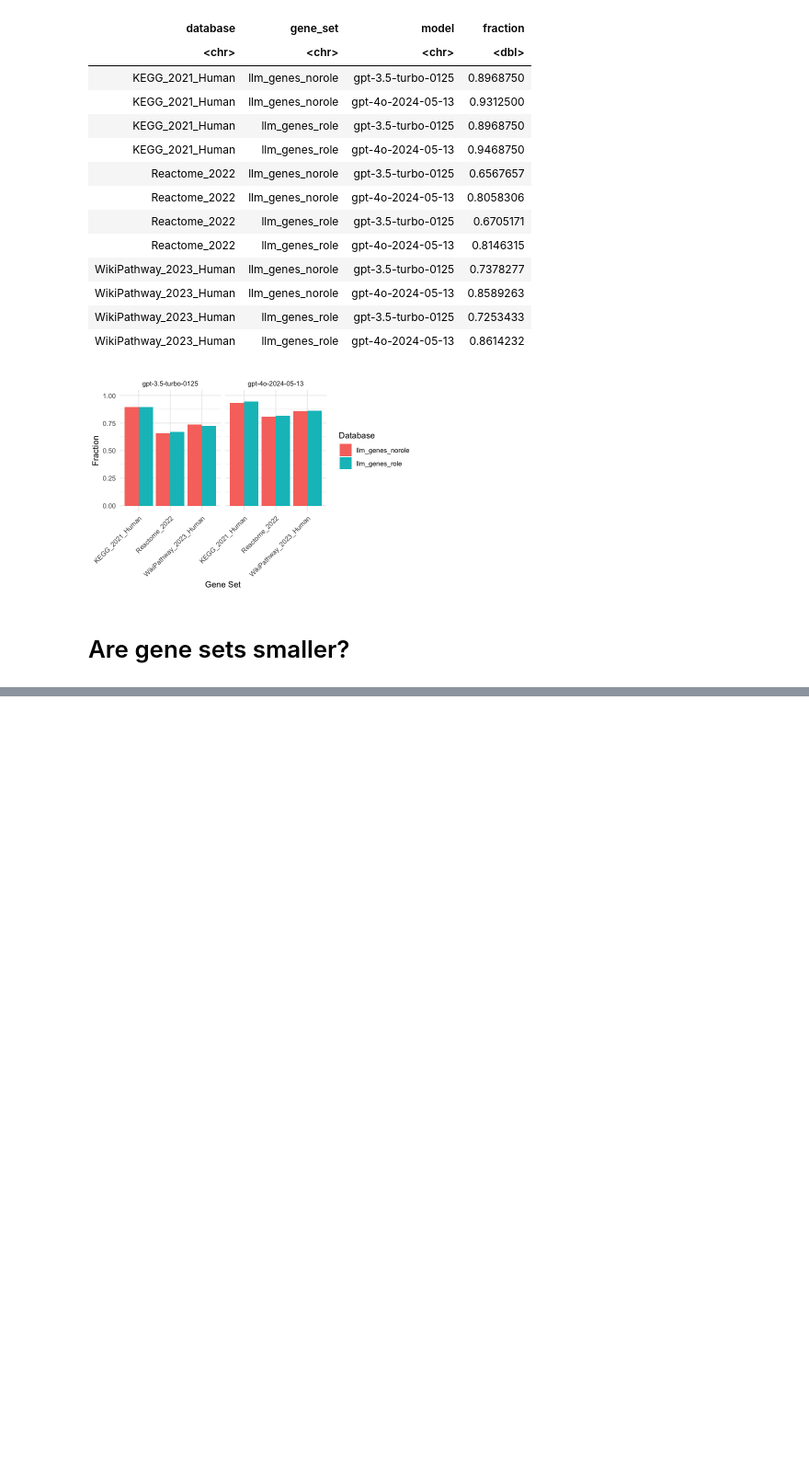
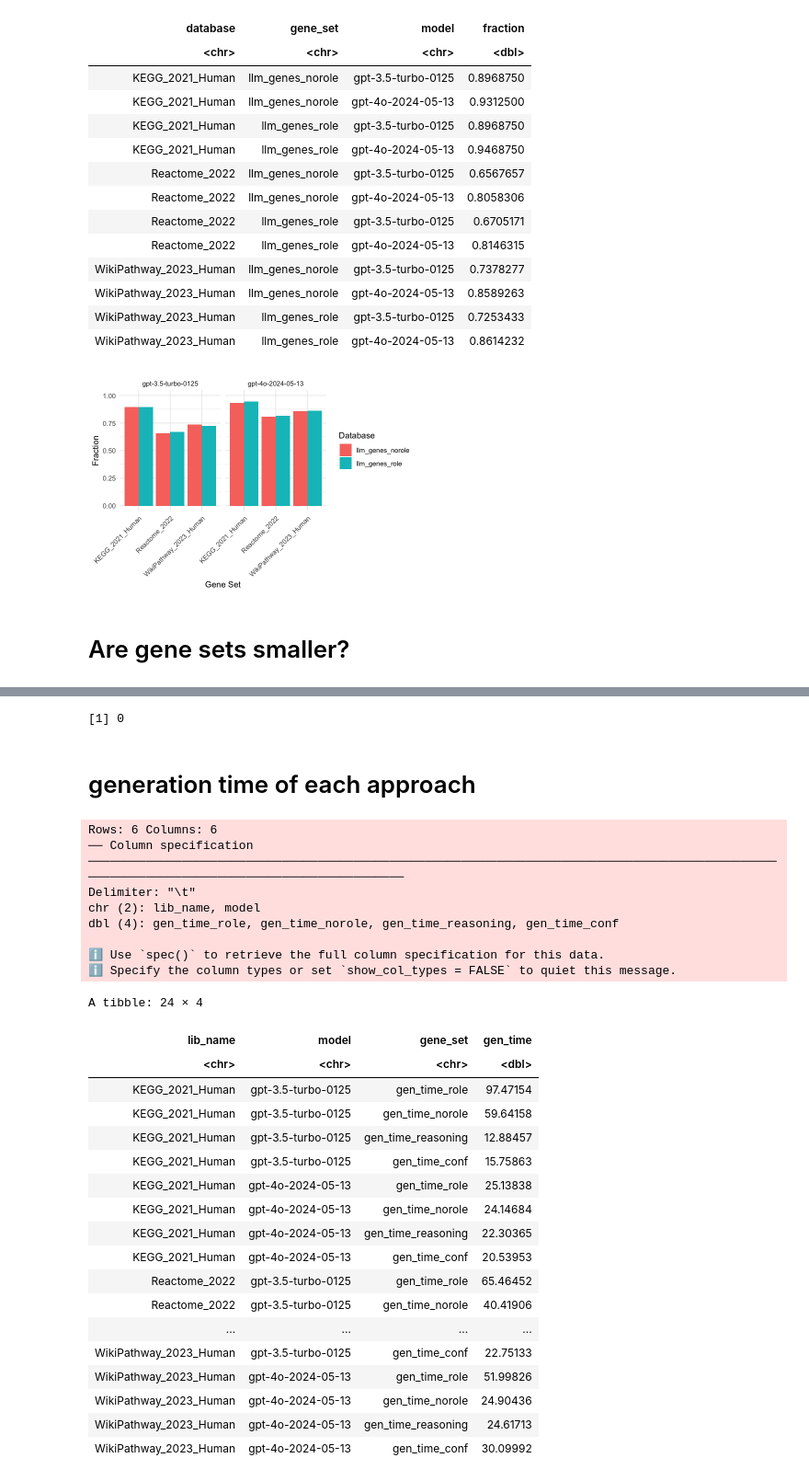
Before and after one commit to Alector-BIO/llm2geneset, a Jupyter notebook: notebooks/figures_zia.ipynb, the cells around one changed output, grey strips where cells are left out. Shown at 92% size. Drawn from its saved outputs; the diff is of its cells as text; code cells hidden in the pictures; blank space fills up the shorter version.

```diff
--- a/notebooks/figures_zia.ipynb
+++ b/notebooks/figures_zia.ipynb
@@ -383,0 +410,41 @@ A tibble: 3 × 9
+# %%
+sum(is.na(test.gpt4$llm_genes_norole))
+# %% [output]
+[1] 0
+# %% [markdown]
+# generation time of each approach
+# %%
+data <- readr::read_tsv("gen_time.tsv")
+
+df_long <- data %>%
+  pivot_longer(cols = c(gen_time_role, gen_time_norole, gen_time_reasoning, gen_time_conf),
+               names_to = "gene_set", values_to = "gen_time")
+df_long
+# %% [output]
+Rows: 6 Columns: 6
+── Column specification ────────────────────────────────────────────────────────────────────────────────────────────────────────────────────────────────────────────
+Delimiter: "\t"
+chr (2): lib_name, model
+dbl (4): gen_time_role, gen_time_norole, gen_time_reasoning, gen_time_conf
+
+ℹ Use `spec()` to retrieve the full column specification for this data.
+ℹ Specify the column types or set `show_col_types = FALSE` to quiet this message.
+A tibble: 24 × 4
+| lib_name | model | gene_set | gen_time |
+| <chr> | <chr> | <chr> | <dbl> |
+| KEGG_2021_Human | gpt-3.5-turbo-0125 | gen_time_role | 97.47154 |
+| KEGG_2021_Human | gpt-3.5-turbo-0125 | gen_time_norole | 59.64158 |
+| KEGG_2021_Human | gpt-3.5-turbo-0125 | gen_time_reasoning | 12.88457 |
+| KEGG_2021_Human | gpt-3.5-turbo-0125 | gen_time_conf | 15.75863 |
+| KEGG_2021_Human | gpt-4o-2024-05-13 | gen_time_role | 25.13838 |
+| KEGG_2021_Human | gpt-4o-2024-05-13 | gen_time_norole | 24.14684 |
+| KEGG_2021_Human | gpt-4o-2024-05-13 | gen_time_reasoning | 22.30365 |
+| KEGG_2021_Human | gpt-4o-2024-05-13 | gen_time_conf | 20.53953 |
+| Reactome_2022 | gpt-3.5-turbo-0125 | gen_time_role | 65.46452 |
+| Reactome_2022 | gpt-3.5-turbo-0125 | gen_time_norole | 40.41906 |
+| ... | ... | ... | ... |
+| WikiPathway_2023_Human | gpt-3.5-turbo-0125 | gen_time_conf | 22.75133 |
+| WikiPathway_2023_Human | gpt-4o-2024-05-13 | gen_time_role | 51.99826 |
+| WikiPathway_2023_Human | gpt-4o-2024-05-13 | gen_time_norole | 24.90436 |
+| WikiPathway_2023_Human | gpt-4o-2024-05-13 | gen_time_reasoning | 24.61713 |
+| WikiPathway_2023_Human | gpt-4o-2024-05-13 | gen_time_conf | 30.09992 |
```
Also changed, not shown: parts of 5 cells of this notebook, 3 other files.
